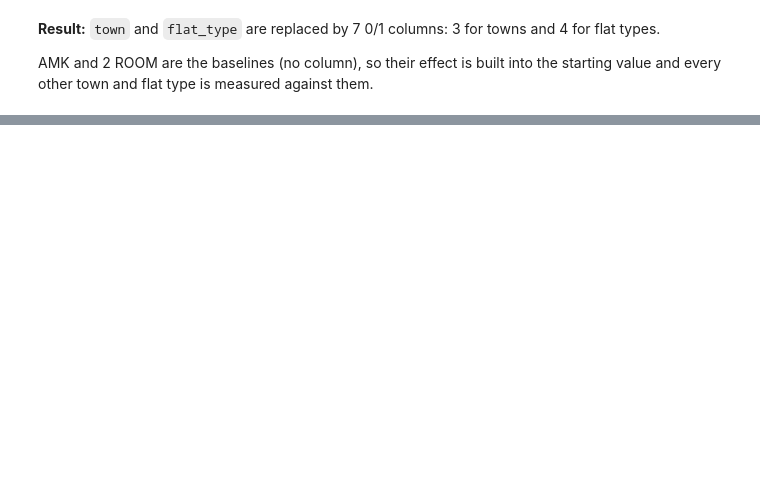
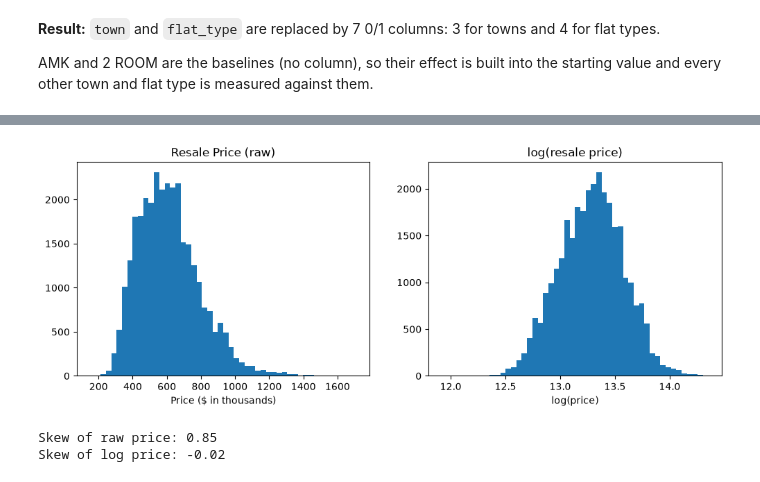
Before and after one commit to philbert-wong/WAD-G8-Group-7-project, a Jupyter notebook: prep/priceRegression.ipynb, the cells around one changed output, grey strips where cells are left out. Saved outputs shown, nothing was run; the diff lists cells and outputs as text; code cells hidden in the pictures; blank space fills up the shorter version.

Commit message:
finished priceRegression.ipynb and priceModel.json
finish step3-8 of priceRegression.ipynb and export priceModel.json

```diff
--- a/prep/priceRegression.ipynb
+++ b/prep/priceRegression.ipynb
@@ -627,0 +637,6 @@ AMK and 2 ROOM are the baselines (no column), so their effect is built into the
+# %%
+#3. Target: log of the resale_price
+df["log_price"] = np.log(df["resale_price"])
+
+#check price next to its log
+df[["resale_price", "log_price"]].head(10)
@@ -627,0 +655,23 @@ AMK and 2 ROOM are the baselines (no column), so their effect is built into the
+# %%
+#Histograms: raw price vs log(price), side by side
+fig, axes = plt.subplots(1,2, figsize=(12, 4))
+
+#histogram for raw price
+axes[0].hist(df["resale_price"] / 1000, bins=50)
+axes[0].set_title("Resale Price (raw)")
+axes[0].set_xlabel("Price ($ in thousands)")
+
+#histogram for log price
+axes[1].hist(df["log_price"], bins=50) #only raw price needs to divide by 1000. log_price is already a small number
+axes[1].set_title("log(resale price)")
+axes[1].set_xlabel("log(price)")
+
+plt.show()
+
+#skew: 0 = symmetric, + = long right tail
+print("Skew of raw price:", round(df["resale_price"].skew(), 2))
+print("Skew of log price:", round(df["log_price"].skew(), 2))
+# %% [output]
+[figure, added]
+Skew of raw price: 0.85
+Skew of log price: -0.02
```
Also changed, not shown: parts of 31 cells of this notebook, 1 other file.
